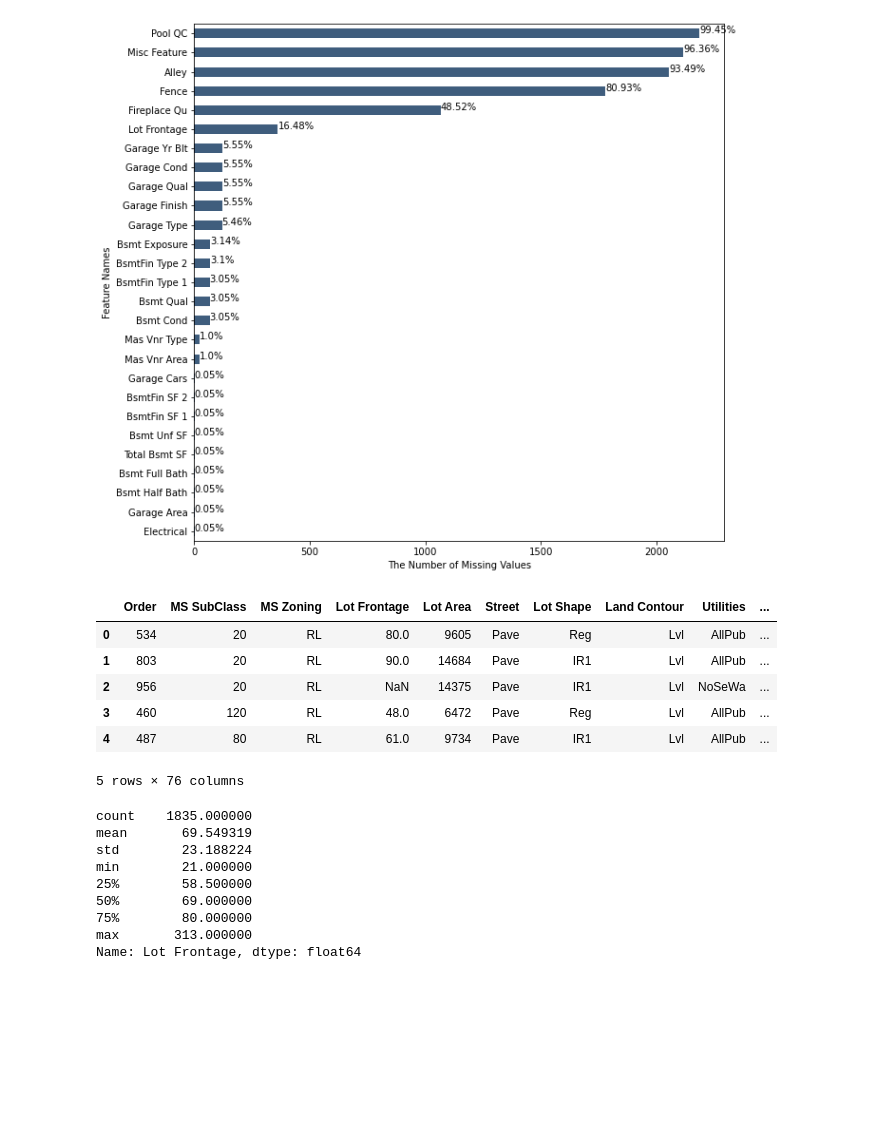
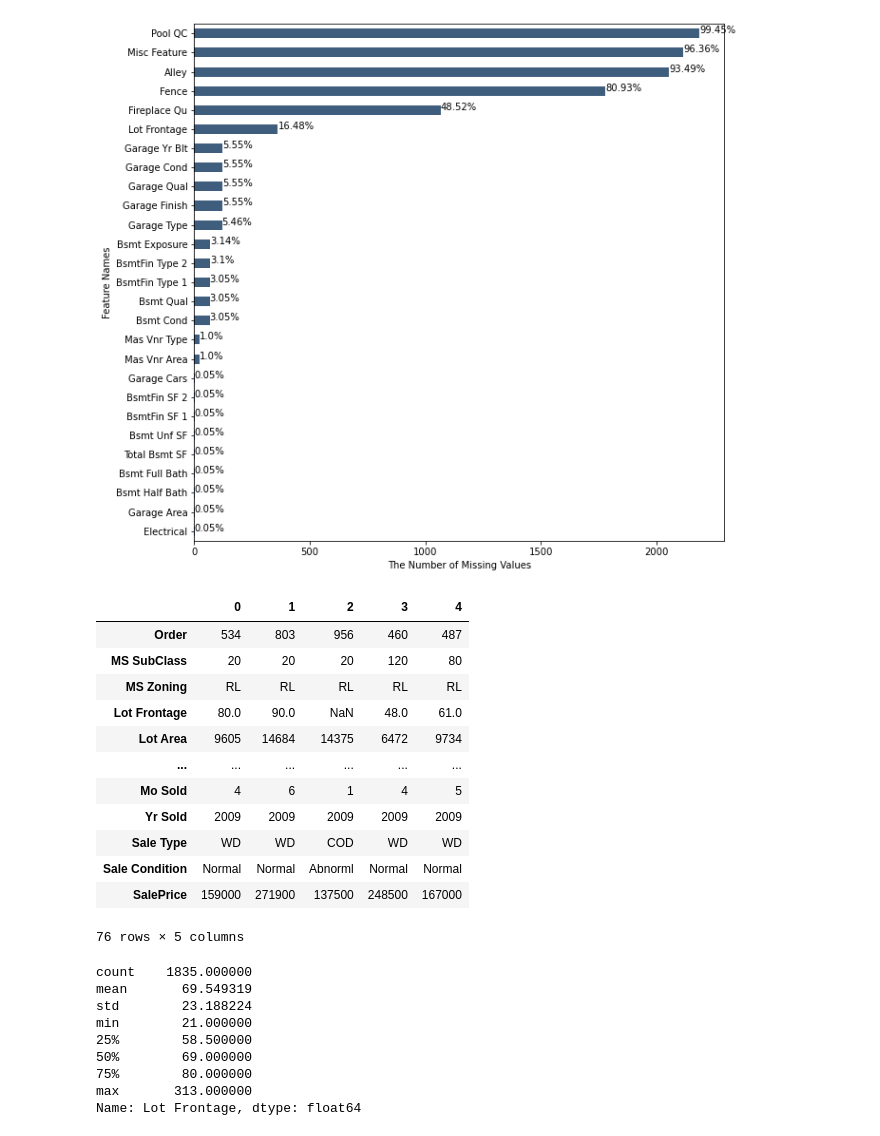
Before and after one commit to niphonch/DSI_Project2_Ames_House_prediction, a Jupyter notebook: Ames House Price Prediction Regression.ipynb, the cells around one changed output. Drawn from its saved outputs; the diff is of its cells as text; code cells hidden in the pictures; blank space fills up the shorter version.

```diff
--- a/Ames House Price Prediction Regression.ipynb
+++ b/Ames House Price Prediction Regression.ipynb
@@ -70,6 +77,3 @@ object     43
 int64      28
 float64    11
 dtype: int64
-# %%
-#change data type of Order from int64 to object
-ames_train['Order'] = ames_train['Order'].astype('object')
@@ -93,16 +99,27 @@ Text(0, 0.5, 'Feature Names')
 # %%
 # Drop PID as irrelevant coulums
 # Drop  'Pool QC', 'Misc Feature', 'Alley', 'Fence', 'Fireplace Qu' which have too many null values
 ames_train.drop(['PID', 'Pool QC', 'Misc Feature', 'Alley', 'Fence', 'Fireplace Qu'], axis=1, inplace=True)
-ames_train.head()
+
+#apply the same method to test data
+
+ames_test.drop(['PID', 'Pool QC', 'Misc Feature', 'Alley', 'Fence', 'Fireplace Qu'], axis=1, inplace=True)
+
+ames_train.head().T
 # %% [output]
-|  | Order | MS SubClass | MS Zoning | Lot Frontage | Lot Area | Street | Lot Shape | Land Contour | Utilities | ... |
-| 0 | 534 | 20 | RL | 80.0 | 9605 | Pave | Reg | Lvl | AllPub | ... |
-| 1 | 803 | 20 | RL | 90.0 | 14684 | Pave | IR1 | Lvl | AllPub | ... |
-| 2 | 956 | 20 | RL | NaN | 14375 | Pave | IR1 | Lvl | NoSeWa | ... |
-| 3 | 460 | 120 | RL | 48.0 | 6472 | Pave | Reg | Lvl | AllPub | ... |
-| 4 | 487 | 80 | RL | 61.0 | 9734 | Pave | IR1 | Lvl | AllPub | ... |
+|  | 0 | 1 | 2 | 3 | 4 |
+| Order | 534 | 803 | 956 | 460 | 487 |
+| MS SubClass | 20 | 20 | 20 | 120 | 80 |
+| MS Zoning | RL | RL | RL | RL | RL |
+| Lot Frontage | 80.0 | 90.0 | NaN | 48.0 | 61.0 |
+| Lot Area | 9605 | 14684 | 14375 | 6472 | 9734 |
+| ... | ... | ... | ... | ... | ... |
+| Mo Sold | 4 | 6 | 1 | 4 | 5 |
+| Yr Sold | 2009 | 2009 | 2009 | 2009 | 2009 |
+| Sale Type | WD | WD | COD | WD | WD |
+| Sale Condition | Normal | Normal | Abnorml | Normal | Normal |
+| SalePrice | 159000 | 271900 | 137500 | 248500 | 167000 |
-5 rows × 76 columns
+76 rows × 5 columns
 # %%
 ames_train['Lot Frontage'].describe()
 # %% [output]
```
Also changed, not shown: parts of 141 cells of this notebook.
